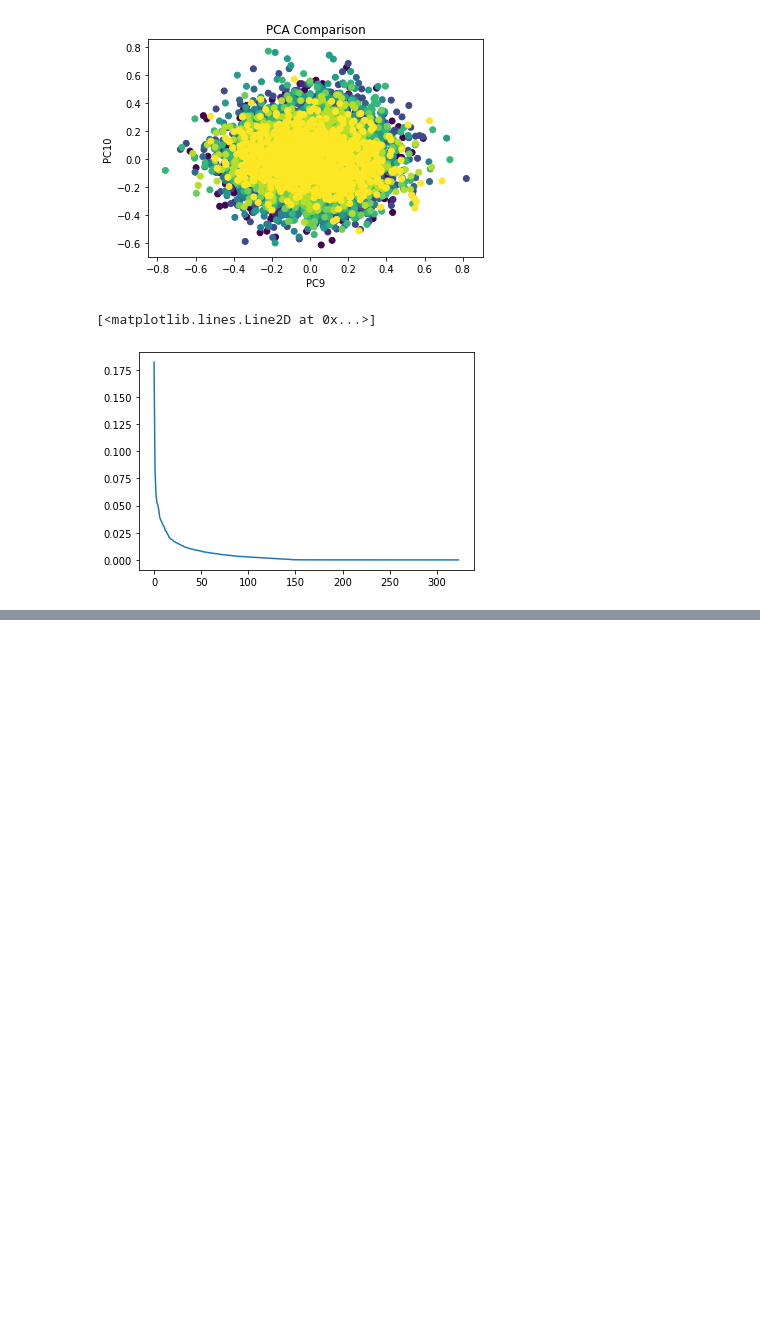
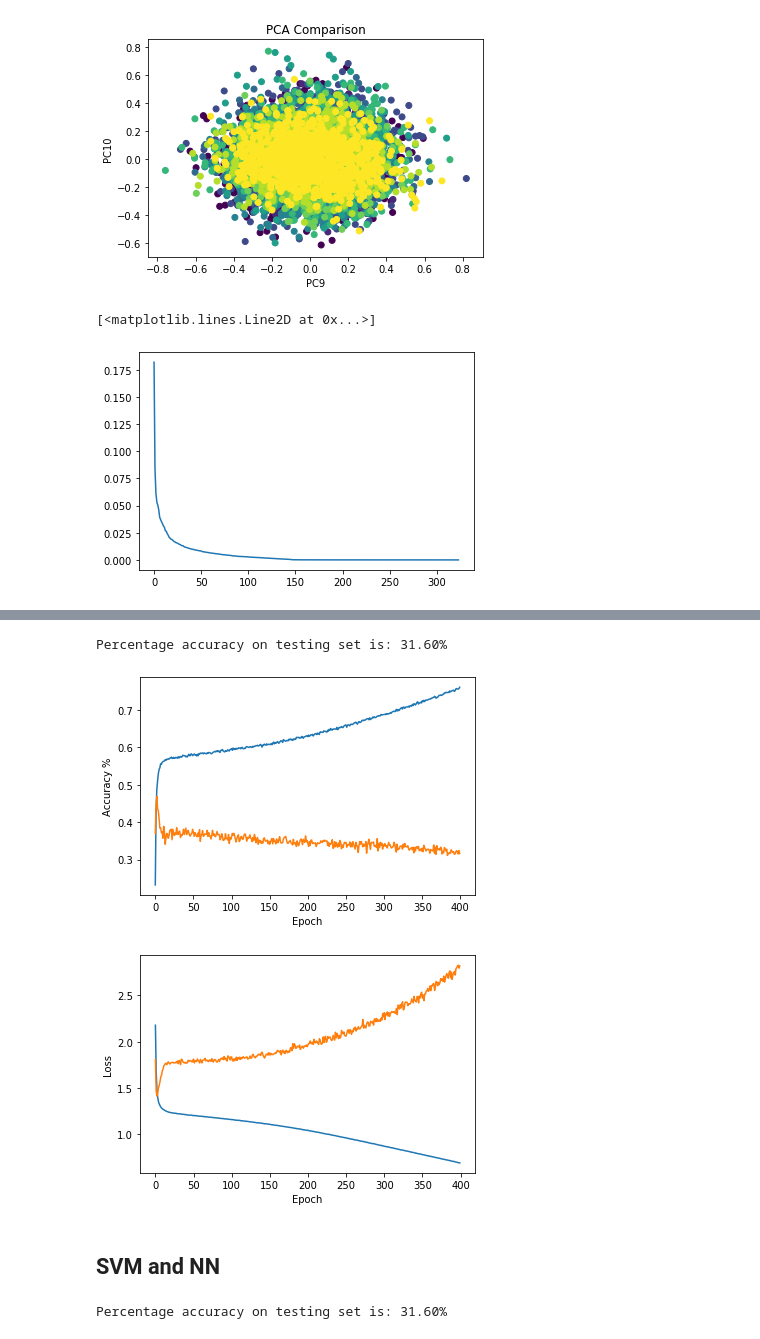
Before and after one commit to codingWithAndy/CSCM45-Big_Data_and_Machine_Learning, a Jupyter notebook: Assignment/Assignment 2.ipynb, the cells around one changed output, grey strips where cells are left out. Drawn from its saved outputs; the diff is of its cells as text; code cells hidden in the pictures; blank space fills up the shorter version.

```diff
--- a/Assignment/Assignment 2.ipynb
+++ b/Assignment/Assignment 2.ipynb
@@ -203,0 +189,77 @@ plt.show()
+# %%
+# Training the Neural Net with LDA
+number_of_classes = 10
+
+# Build our network architecture by stacking layers in a Keras Sequential object.
+model = keras.Sequential()
+
+# Create the input layer, this takes an argument of the input data shape (i.e. number of features)
+model.add(keras.layers.InputLayer(input_shape=(lda_new_train_data.shape[1],)))
+
+# Create hidden layers
+model.add(keras.layers.Dense(70, activation='sigmoid')) # first layer
+model.add(keras.layers.Dense(70, activation='sigmoid')) # second layer
+model.add(keras.layers.Dense(70, activation='sigmoid')) # third layer
+
+# Create output layer to get predicted class labels.
+model.add(keras.layers.Dense(number_of_classes, activation='softmax'))
+
+# Generate a callable keras Model object which contains our architecture.
+# This allows us to train and predict our neural network on the datasets.
+model.compile(optimizer='adam', loss='sparse_categorical_crossentropy', metrics=['acc']) #play around with differnt optimizer
+
+# Fit our model to the data
+history = model.fit(lda_new_train_data, trainLabels, validation_data=(lda_new_test_data, testLabels), epochs=400, verbose=0)
+
+# Predict probabilities of classes for the testing set.
+predicted_probabilities = model.predict(lda_new_test_data)
+
+# Use argmax to get the predicted class label
+predicted_labels = np.argmax(predicted_probabilities, axis=1)
+
+# Calculate the percentage accuracy rate on test set
+accuracy = np.sum(np.equal(testLabels, predicted_labels.reshape(-1,1)))/ 1000 * 100
+print('Percentage accuracy on testing set is: {0:.2f}%'.format(accuracy))
+# %% [output]
+Percentage accuracy on testing set is: 31.60%
+# %%
+# Plot the training curves for model accuracy
+plt.figure()
+plt.plot(history.history['acc'])
+plt.plot(history.history['val_acc'])
+plt.ylabel('Accuracy %')
+plt.xlabel('Epoch')
+
+# Plot the training curves for the model's loss
+plt.figure()
+plt.plot(history.history['loss'])
+plt.plot(history.history['val_loss'])
+plt.ylabel('Loss')
+plt.xlabel('Epoch')
+plt.show()
+# %% [output]
+[figure, added]
+[figure, added]
+# %% [markdown]
+## SVM and NN
+# %%
+C = 1 # This is the penalty of the error term (Lecture 8, slide 18).
+model = SVC(kernel='poly', C=C)
+
+# Normalise the data based on the training set
+normaliser = StandardScaler().fit(new_my_array)
+train_data = normaliser.transform(new_my_array)
+test_data = normaliser.transform(new_test_array)
+
+
+# Plot the training samples, then plot the testing samples with different marker shapes.
+#plt.scatter(train_data[:, 0], train_data[:, 1], marker='o', c=train_labels)
+#plt.scatter(test_data[:, 0], test_data[:, 1], marker='x', c=test_labels)
+#plt.xlabel('Feature 1')
+#plt.ylabel('Feature 2')
+#plt.title('Train/Test split of feature space')
+#plt.show()
+accuracy = np.sum(np.equal(testLabels, predicted_labels.reshape(-1,1)))/ 1000 * 100
+print('Percentage accuracy on testing set is: {0:.2f}%'.format(accuracy))
+# %% [output]
+Percentage accuracy on testing set is: 31.60%
```
Also changed, not shown: parts of 11 cells of this notebook, 3 other files.
